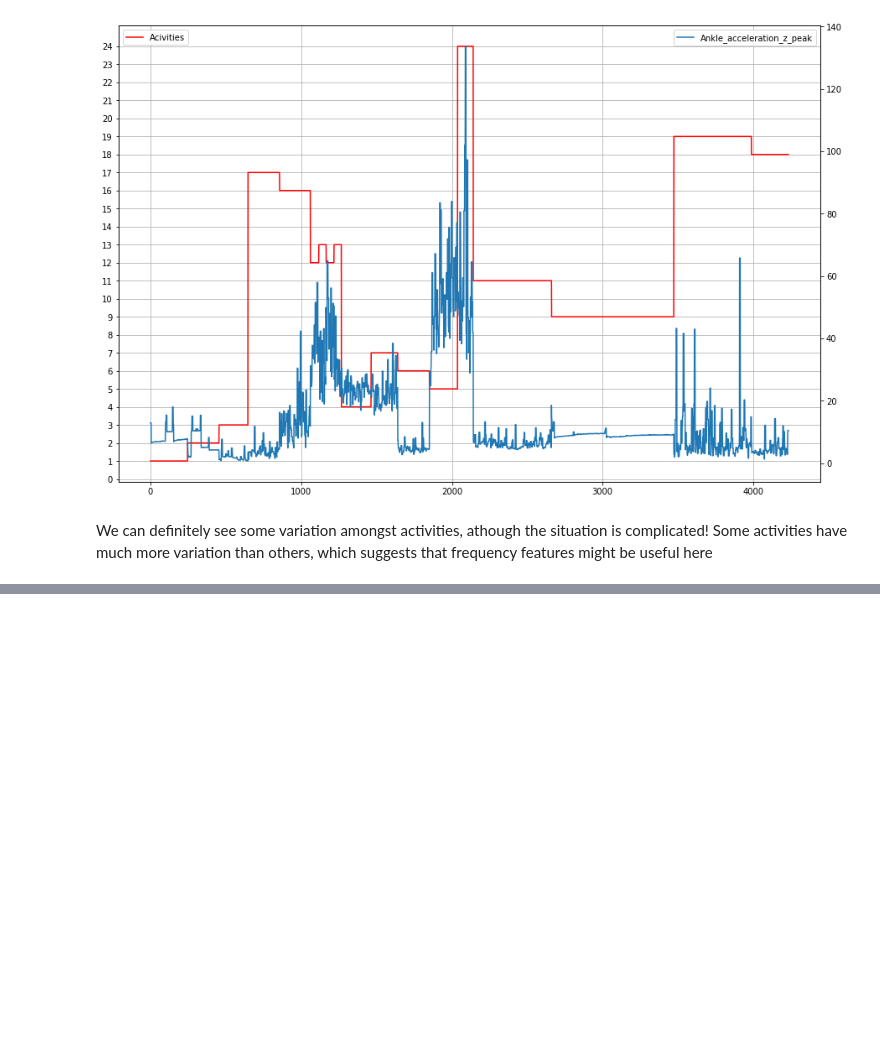
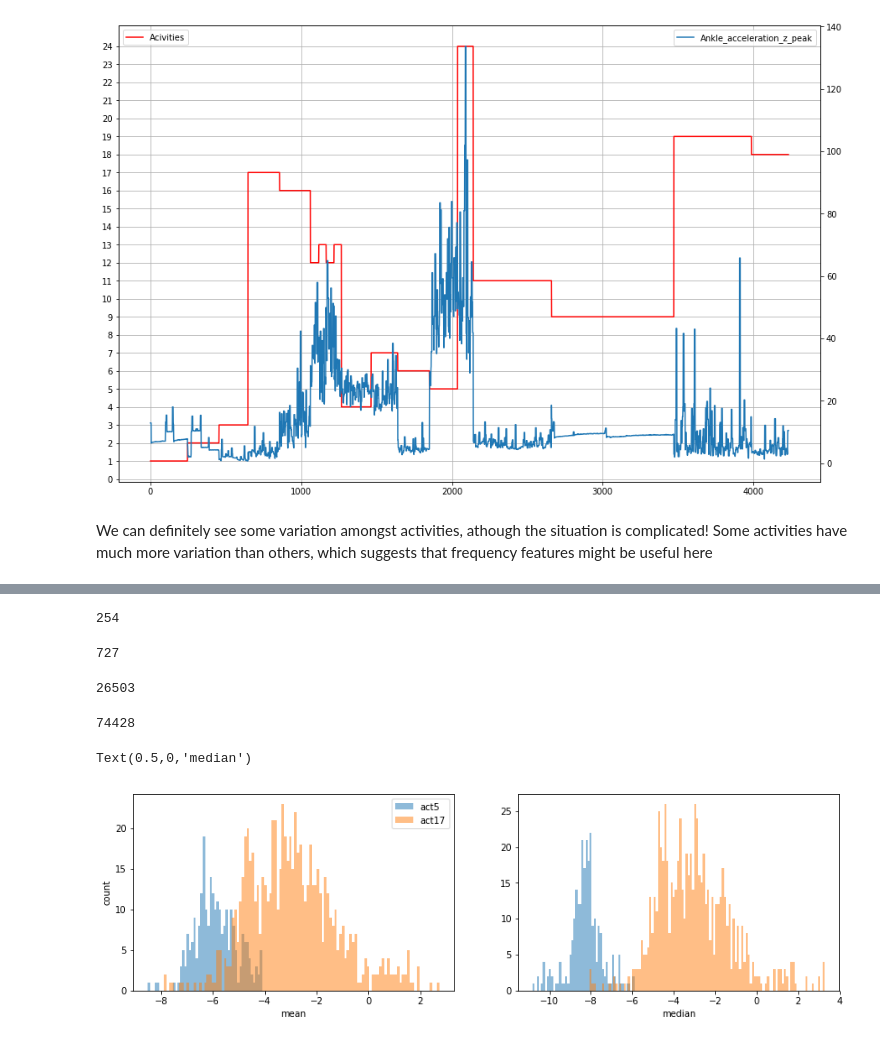
Before and after one commit to kcmeehan/BiometricsActivityClassification, a Jupyter notebook: Features_workflow/Feature_calculation_workflow_test.ipynb, the cells around one changed output, grey strips where cells are left out. Saved outputs shown, nothing was run; the diff lists cells and outputs as text; code cells hidden in the pictures; blank space fills up the shorter version.

```diff
--- a/Features_workflow/Feature_calculation_workflow_test.ipynb
+++ b/Features_workflow/Feature_calculation_workflow_test.ipynb
@@ -154,0 +203,2 @@ We can definitely see some variation amongst activities, athough the situation i
+# %%
+subject_subset = protocol_only[protocol_only['subject_mean'].isin([1,2,3])]
@@ -154,0 +215,11 @@ We can definitely see some variation amongst activities, athough the situation i
+# %%
+activity5 = subject_subset[subject_subset['activityID_mean'] == 5]
+activity17 = subject_subset[subject_subset['activityID_mean'] == 17]
+# %%
+len(activity5)
+# %% [output]
+254
+# %%
+len(activity17)
+# %% [output]
+727
@@ -154,0 +228,23 @@ We can definitely see some variation amongst activities, athough the situation i
+# %%
+len(all_data_subset[all_data_subset['activityID']==5])
+# %% [output]
+26503
+# %%
+len(all_data_subset[all_data_subset['activityID']==17])
+# %% [output]
+74428
+# %%
+plt.figure(figsize=[14, 4])
+plt.subplot(121)
+plt.hist(activity5['hand_acc16g_x_mean'], bins=50,label='act5', alpha=0.5)
+plt.hist(activity17['hand_acc16g_x_mean'], bins=110,label='act17', alpha=0.5)
+plt.xlabel('mean')
+plt.ylabel('count')
+plt.legend()
+plt.subplot(122)
+plt.hist(activity5['hand_acc16g_x_median'], bins=50, alpha=0.5)
+plt.hist(activity17['hand_acc16g_x_median'], bins=110, alpha=0.5)
+plt.xlabel('median')
+# %% [output]
+Text(0.5,0,'median')
+[figure, added]
```
Also changed, not shown: parts of 15 cells of this notebook, 3 other files.
